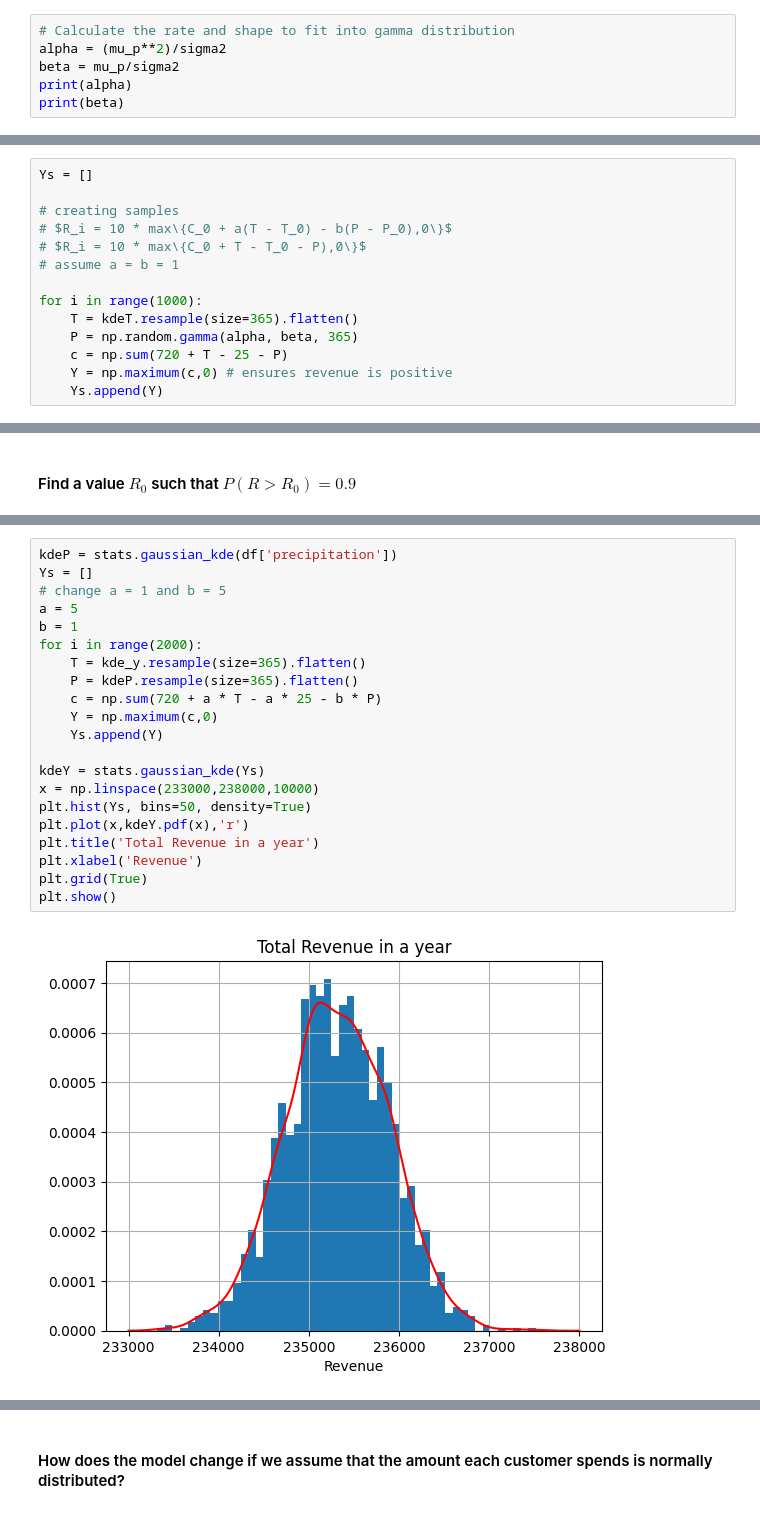
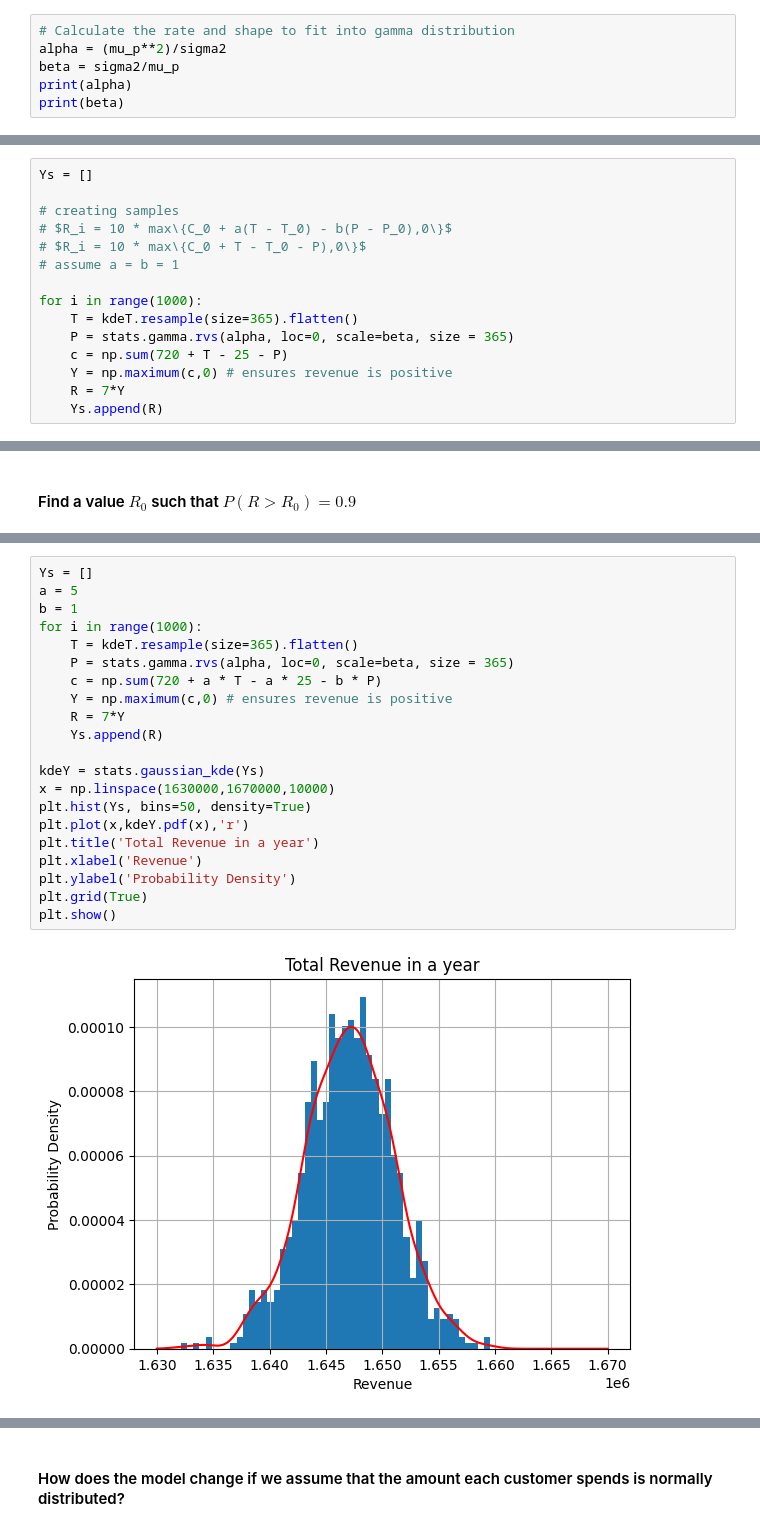
Before and after one commit to Michxz312/Weather-Impact-on-Annual-Revenue, a Jupyter notebook: Weather Impact on Annual Revenue.ipynb, the cells around one changed output, grey strips where cells are left out. Drawn from its saved outputs; the diff is of its cells as text.

```diff
--- a/Weather Impact on Annual Revenue.ipynb
+++ b/Weather Impact on Annual Revenue.ipynb
@@ -92,7 +92,7 @@ mean = 3.2037068239258635 variance = 41.88987356711931
 # %%
 # Calculate the rate and shape to fit into gamma distribution
 alpha = (mu_p**2)/sigma2
-beta = mu_p/sigma2
+beta = sigma2/mu_p
 print(alpha)
 print(beta)
 # %% [output]
@@ -131,9 +129,10 @@ Ys = []
 
 for i in range(1000):
     T = kdeT.resample(size=365).flatten()
-    P = np.random.gamma(alpha, beta, 365)
+    P = stats.gamma.rvs(alpha, loc=0, scale=beta, size = 365)
     c = np.sum(720 + T - 25 - P)
     Y = np.maximum(c,0) # ensures revenue is positive
-    Ys.append(Y)
+    R = 7*Y
+    Ys.append(R)
 # %%
 kdeY = stats.gaussian_kde(Ys)
@@ -181,23 +202,23 @@ kdeY.integrate_box_1d(mean-a, 257000)
 # %%
-kdeP = stats.gaussian_kde(df['precipitation'])
 Ys = []
-# change a = 1 and b = 5
 a = 5
 b = 1
-for i in range(2000):
-    T = kde_y.resample(size=365).flatten()
-    P = kdeP.resample(size=365).flatten()
+for i in range(1000):
+    T = kdeT.resample(size=365).flatten()
+    P = stats.gamma.rvs(alpha, loc=0, scale=beta, size = 365)
     c = np.sum(720 + a * T - a * 25 - b * P)
-    Y = np.maximum(c,0)
-    Ys.append(Y)
+    Y = np.maximum(c,0) # ensures revenue is positive
+    R = 7*Y
+    Ys.append(R)
 
 kdeY = stats.gaussian_kde(Ys)
-x = np.linspace(233000,238000,10000)
+x = np.linspace(1630000,1670000,10000)
 plt.hist(Ys, bins=50, density=True)
 plt.plot(x,kdeY.pdf(x),'r')
 plt.title('Total Revenue in a year')
 plt.xlabel('Revenue')
+plt.ylabel('Probability Density')
 plt.grid(True)
 plt.show()
 # %% [output]
-[figure, old version]
+[figure, new version]
```
Also changed, not shown: parts of 31 cells of this notebook.
